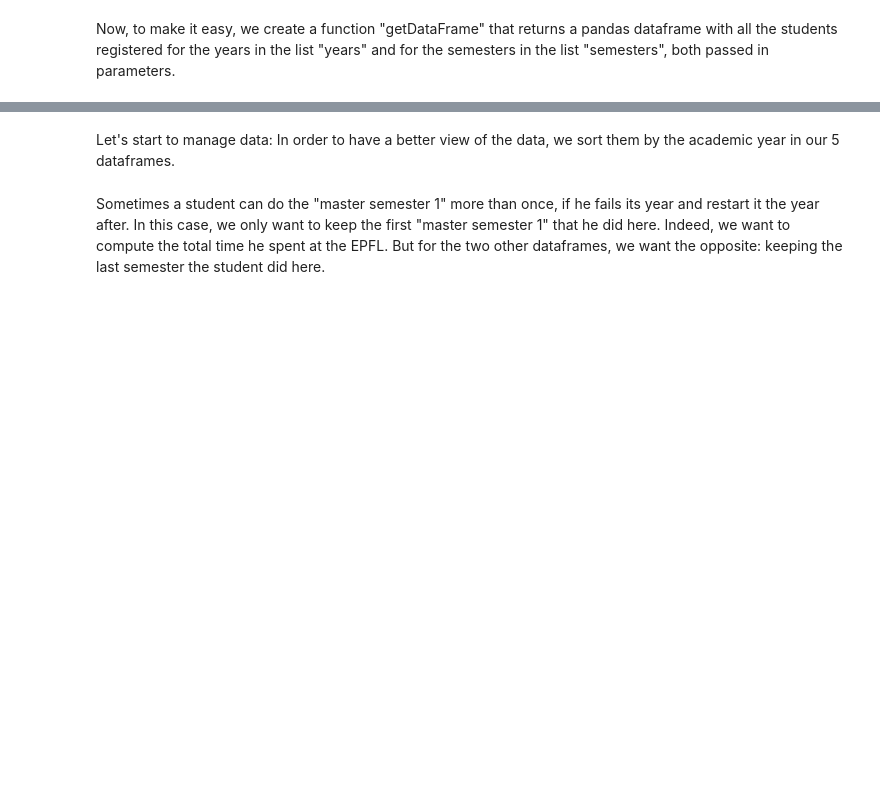
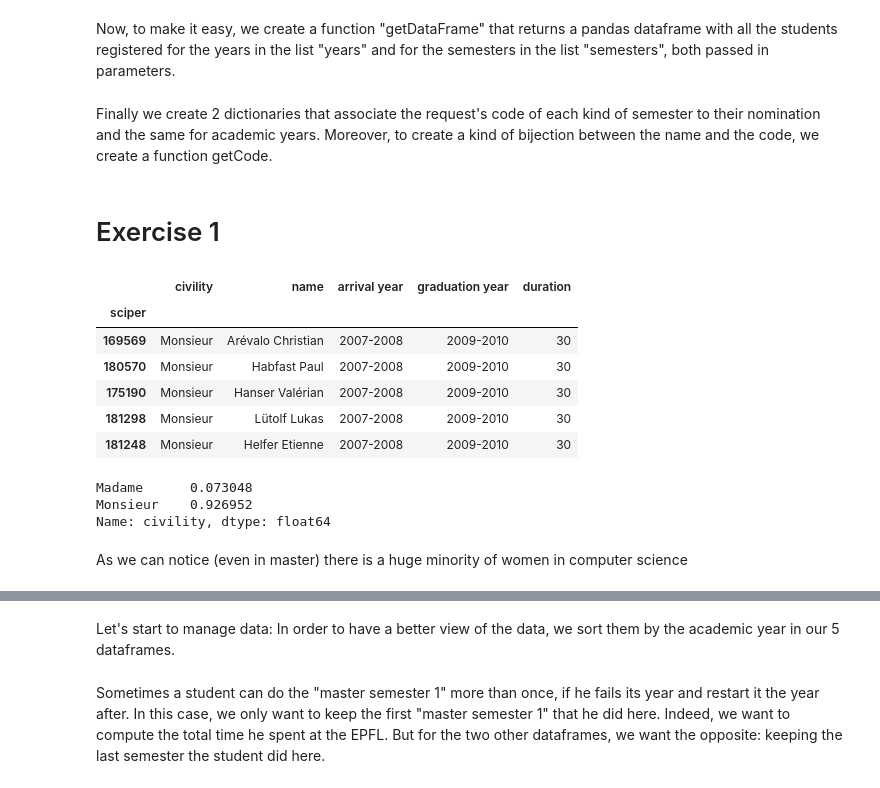
Before and after one commit to Symsystem/adaepflHomework, a Jupyter notebook: 02 - Data from the Web/Data from the web.ipynb, the cells around one changed output, grey strips where cells are left out. Saved outputs shown, nothing was run; the diff lists cells and outputs as text; code cells hidden in the pictures; blank space fills up the shorter version.

Commit message:
Using modular functions for exercise 1 and 2

```diff
--- a/02 - Data from the Web/Data from the web.ipynb
+++ b/02 - Data from the Web/Data from the web.ipynb
@@ -108,2 +11,0 @@ students.groupby(['civilite'])[['duration']].mean().round(3)
-# %%
-students['sex'] = (students['civilite'] == 'Monsieur').astype(int)
@@ -208,3 +60,6 @@ def getDataFrame(years, semesters):
             results.extend(getStructuredData(year, sem))
 
     return pd.DataFrame(results)
+# %% [markdown]
+Finally we create 2 dictionaries that associate the request's code of each kind of semester to their nomination and the same for academic years.
+Moreover, to create a kind of bijection between the name and the code, we create a function getCode.
@@ -210,0 +94,55 @@ def getDataFrame(years, semesters):
+# %% [markdown]
+# Exercise 1
+# %%
+# ==================================================================================
+# /!\ Quite slow to get the data, so try to not execute this cell too many times /!\
+# ==================================================================================
+
+student_bac1 = getDataFrame(all_years, [getCode(all_semesters, 'bachelor1')])
+student_bac6 = getDataFrame(all_years, [getCode(all_semesters, 'bachelor6')])
+# %%
+student_bac1.sort_values('academic year', inplace=True)
+student_bac6.sort_values('academic year', inplace=True)
+
+student_bac1.drop_duplicates(subset=['sciper'], keep='first', inplace=True)
+student_bac6.drop_duplicates(subset=['sciper'], keep='last', inplace=True)
+
+student_bac1.set_index(['sciper'], inplace=True)
+student_bac6.set_index(['sciper'], inplace=True)
+
+student_bac1.drop('minor', axis=1, inplace=True)
+student_bac1.drop('specialization', axis=1, inplace=True)
+student_bac1.drop('semester', axis=1, inplace=True)
+
+student_bac6 = student_bac6.loc[:, ['academic year']]
+
+student_bac1.columns = ['arrival year', 'civility', 'name']
+student_bac6.columns = ['graduation year']
+
+students = pd.concat([student_bac1, student_bac6], axis=1, join='inner')
+# %%
+students = students[['civility', 'name', 'arrival year', 'graduation year']]
+
+students['duration'] = [int(dep.split("-")[1]) - int(arr.split("-")[0])
+                        for arr, dep in students[['arrival year', 'graduation year']].values]
+
+students['duration'] *= 10
+
+students.head()
+# %% [output]
+|  | civility | name | arrival year | graduation year | duration |
+| sciper |  |  |  |  |  |
+| 169569 | Monsieur | Arévalo Christian | 2007-2008 | 2009-2010 | 30 |
+| 180570 | Monsieur | Habfast Paul | 2007-2008 | 2009-2010 | 30 |
+| 175190 | Monsieur | Hanser Valérian | 2007-2008 | 2009-2010 | 30 |
+| 181298 | Monsieur | Lütolf Lukas | 2007-2008 | 2009-2010 | 30 |
+| 181248 | Monsieur | Helfer Etienne | 2007-2008 | 2009-2010 | 30 |
+# %%
+students.sort_values('civility', ascending=1)
+students['civility'].value_counts(normalize=True, sort=True, ascending=True)
+# %% [output]
+Madame      0.073048
+Monsieur    0.926952
+Name: civility, dtype: float64
+# %% [markdown]
+As we can notice (even in master) there is a huge minority of women in computer science
```
Also changed, not shown: parts of 28 cells of this notebook.
